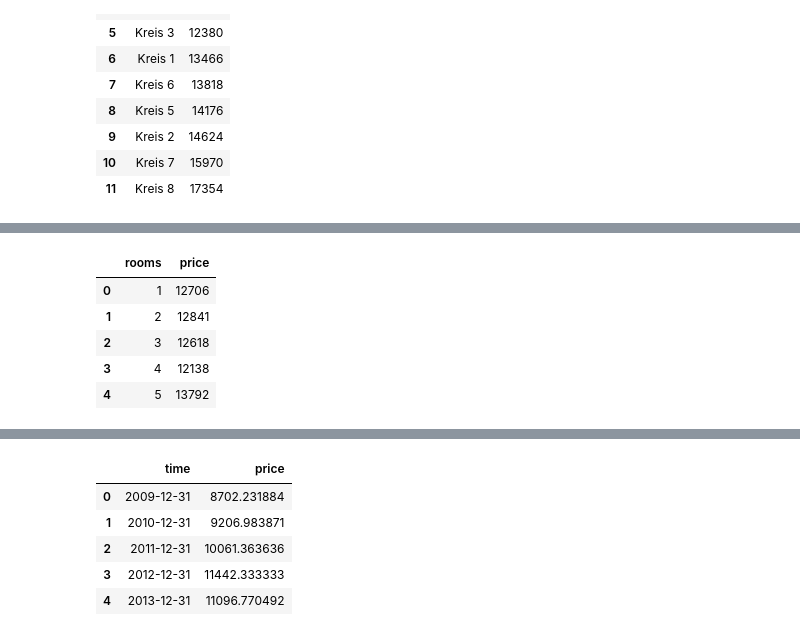
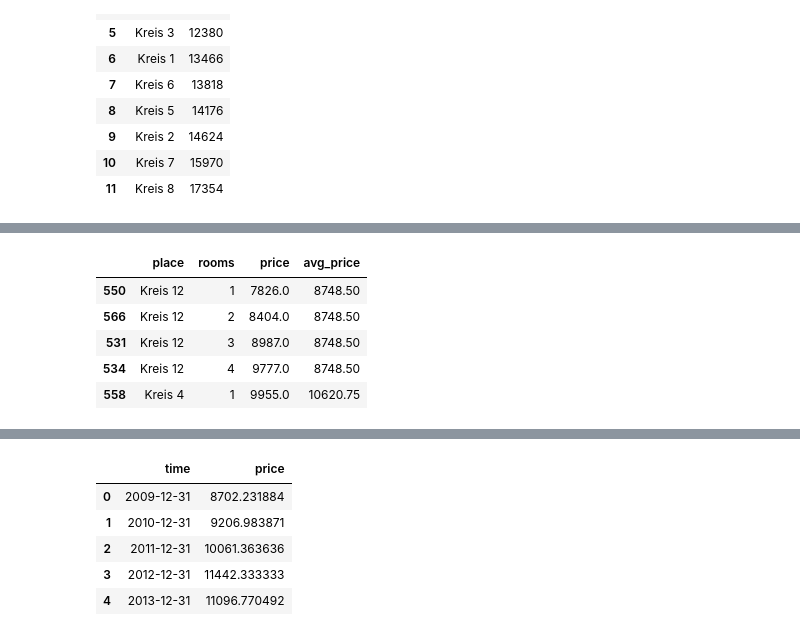
Before and after one commit to zazuko/notebooks, a Jupyter notebook: real_estate.ipynb, the cells around one changed output, grey strips where cells are left out. Cells and saved outputs as stored; diff of their text form; code cells hidden in the pictures.

```diff
--- a/real_estate.ipynb
+++ b/real_estate.ipynb
@@ -135,17 +107,17 @@ fig.show()
 # %%
 plot_df = df[["place", "rooms", "price"]][df.time == df.time.max()]
 plot_df = plot_df[plot_df.rooms <= 4]
 plot_df["avg_price"] = plot_df[["price", "place"]].groupby(["place"]).transform(lambda x: sum(x)/len(x))
 plot_df = plot_df.sort_values(by=["avg_price", "rooms"])
 
-plotting_df.head()
+plot_df.head()
 # %% [output]
-|  | rooms | price |
-| 0 | 1 | 12706 |
-| 1 | 2 | 12841 |
-| 2 | 3 | 12618 |
-| 3 | 4 | 12138 |
-| 4 | 5 | 13792 |
+|  | place | rooms | price | avg_price |
+| 550 | Kreis 12 | 1 | 7826.0 | 8748.50 |
+| 566 | Kreis 12 | 2 | 8404.0 | 8748.50 |
+| 531 | Kreis 12 | 3 | 8987.0 | 8748.50 |
+| 534 | Kreis 12 | 4 | 9777.0 | 8748.50 |
+| 558 | Kreis 4 | 1 | 9955.0 | 10620.75 |
 # %%
 fig = make_subplots(rows=3, cols=4, subplot_titles=plot_df["place"].unique(), shared_yaxes=True, y_title='CHF per m<sup>2</sup>', x_title='rooms', vertical_spacing=0.1)
 
```
Also changed, not shown: parts of 14 cells of this notebook, 2 other files.
